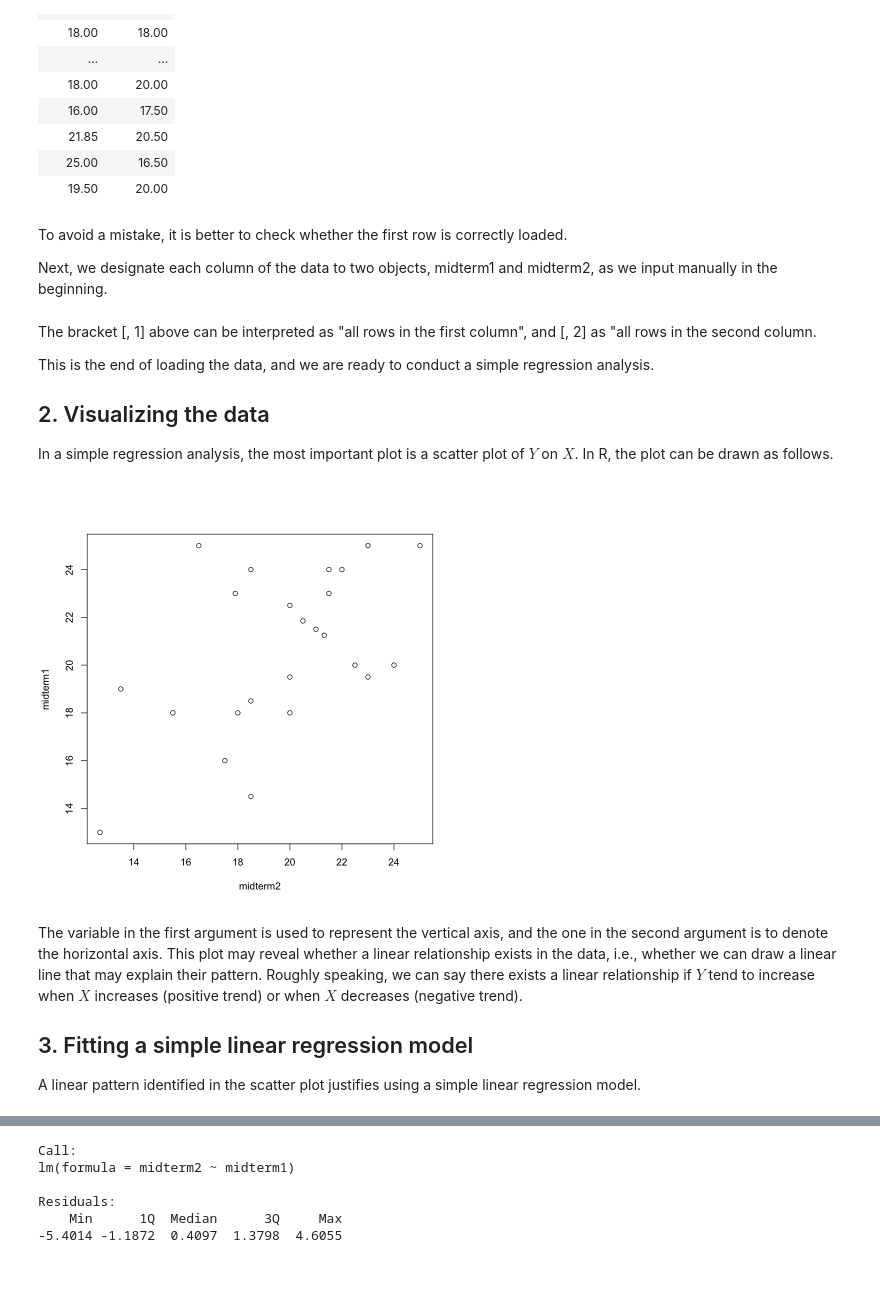
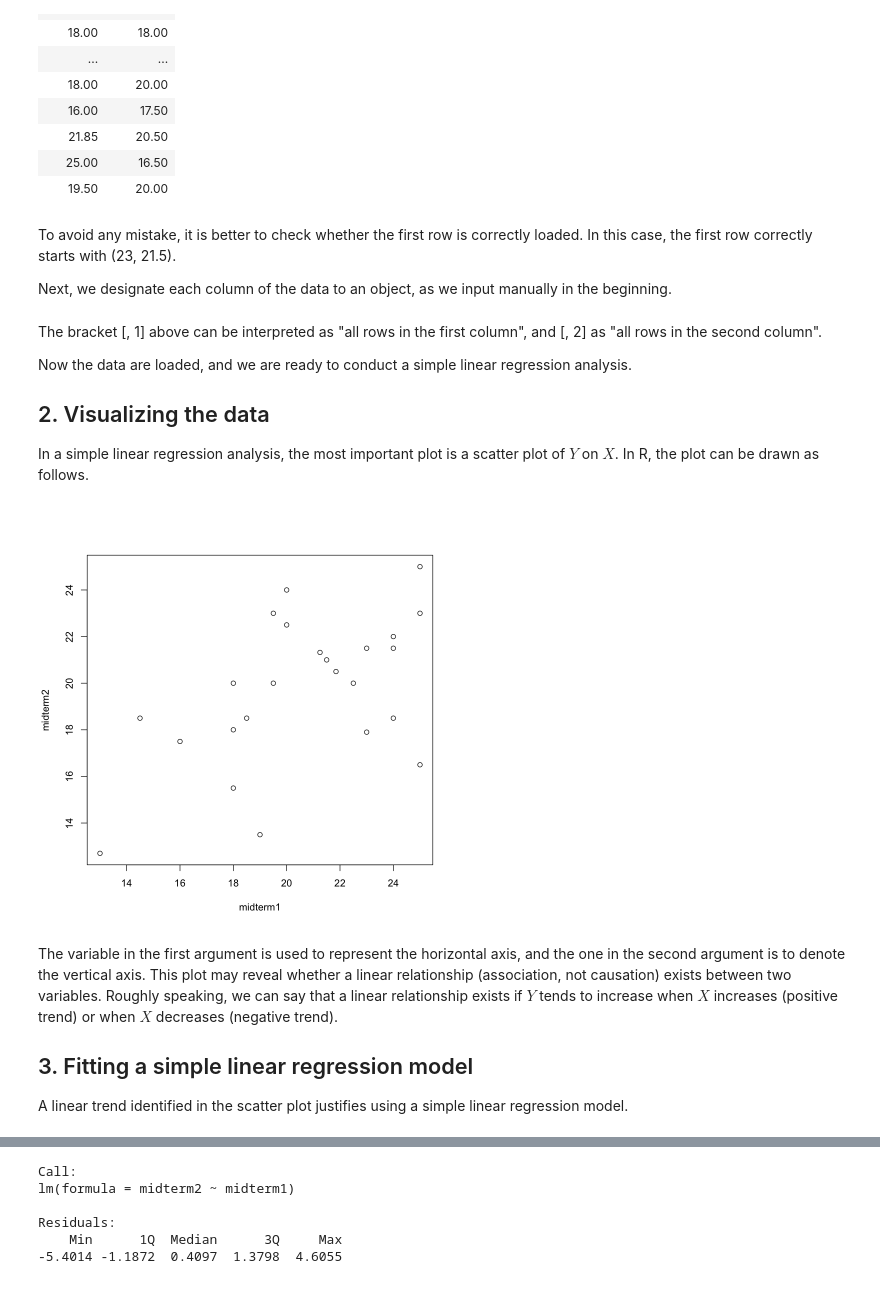
Before and after one commit to hyungsuktak/astro415, a Jupyter notebook: SLR.ipynb, the cells around one changed output, grey strips where cells are left out. Saved outputs shown, nothing was run; the diff lists cells and outputs as text; code cells hidden in the pictures.

```diff
--- a/SLR.ipynb
+++ b/SLR.ipynb
@@ -58,30 +58,30 @@ A data.frame: 24 × 2
 | 25.00 | 16.50 |
 | 19.50 | 20.00 |
 # %% [markdown]
-To avoid a mistake, it is better to check whether the first row is correctly loaded.
+To avoid any mistake, it is better to check whether the first row is correctly loaded. In this case, the first row correctly starts with (23, 21.5).
 
-Next, we designate each column of the data to two objects, midterm1 and midterm2, as we input manually in the beginning.
+Next, we designate each column of the data to an object, as we input manually in the beginning.
 # %%
 midterm1 <- midterm[, 1]
 midterm2 <- midterm[, 2]
 # %% [markdown]
-The bracket [, 1] above can be interpreted as "all rows in the first column", and [, 2] as "all rows in the second column.
+The bracket [, 1] above can be interpreted as "all rows in the first column", and [, 2] as "all rows in the second column".
 
-This is the end of loading the data, and we are ready to conduct a simple regression analysis.
+Now the data are loaded, and we are ready to conduct a simple linear regression analysis.
 
 ## 2. Visualizing the data
 
-In a simple regression analysis, the most important plot is a scatter plot of $Y$ on $X$. In R, the plot can be drawn as follows.
+In a simple linear regression analysis, the most important plot is a scatter plot of $Y$ on $X$. In R, the plot can be drawn as follows.
 # %%
-plot(midterm2, midterm1)
+plot(midterm1, midterm2)
 # %% [output]
-[figure, old version]
+[figure, new version]
 # %% [markdown]
-The variable in the first argument is used to represent the vertical axis, and the one in the second argument is to denote the horizontal axis. This plot may reveal whether a linear relationship exists in the data, i.e., whether we can draw a linear line that may explain their pattern. Roughly speaking, we can say there exists a linear relationship if $Y$ tend to increase when $X$ increases (positive trend) or when $X$ decreases (negative trend).
+The variable in the first argument is used to represent the horizontal axis, and the one in the second argument is to denote the vertical axis. This plot may reveal whether a linear relationship (association, not causation) exists between two variables. Roughly speaking, we can say that a linear relationship exists if $Y$ tends to increase when $X$ increases (positive trend) or when $X$ decreases (negative trend).
 
 ## 3. Fitting a simple linear regression model
 
-A linear pattern identified in the scatter plot justifies using a simple linear regression model.
+A linear trend identified in the scatter plot justifies using a simple linear regression model.
 # %%
 res <- lm(midterm2 ~ midterm1)
 # %% [markdown]
```
Also changed, not shown: parts of 22 cells of this notebook.
